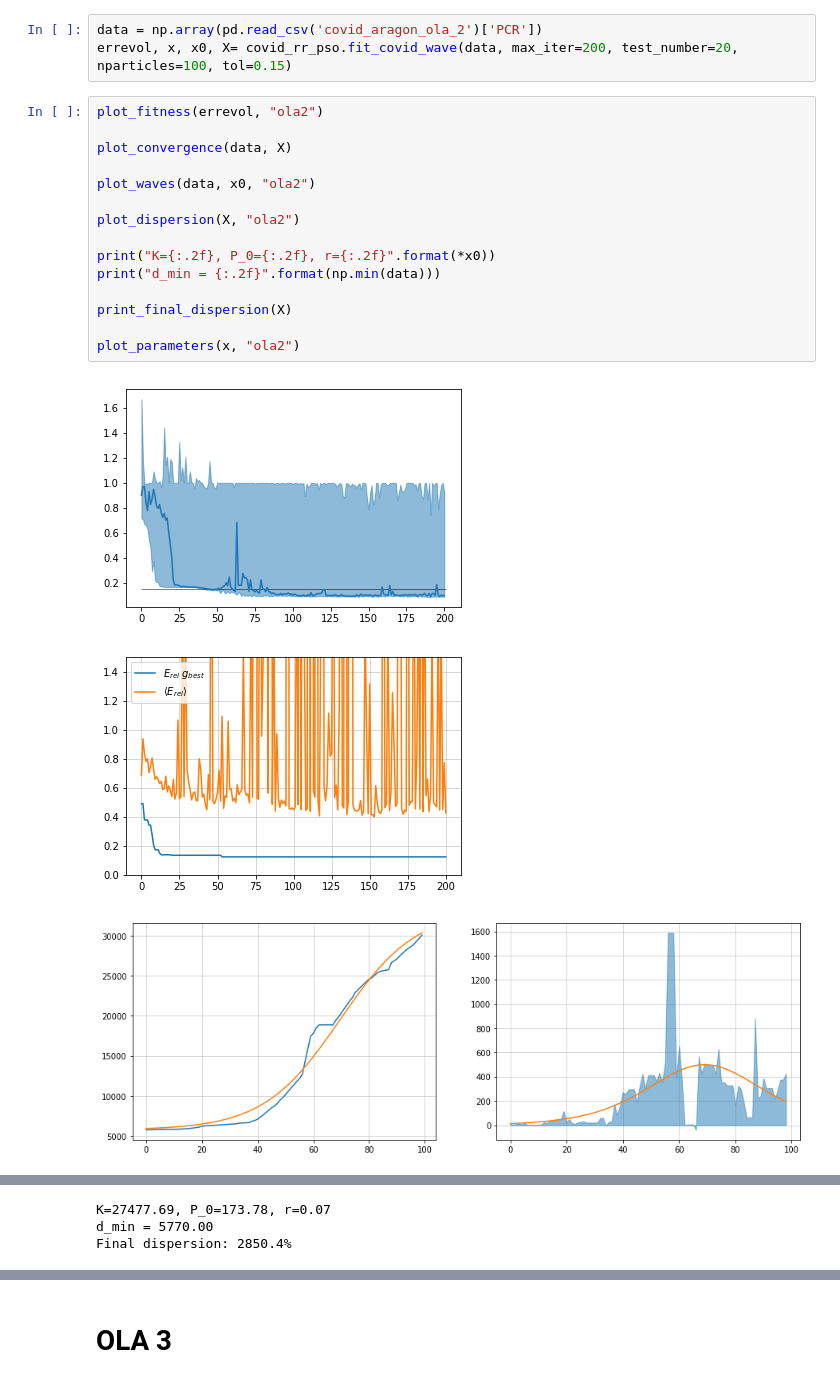
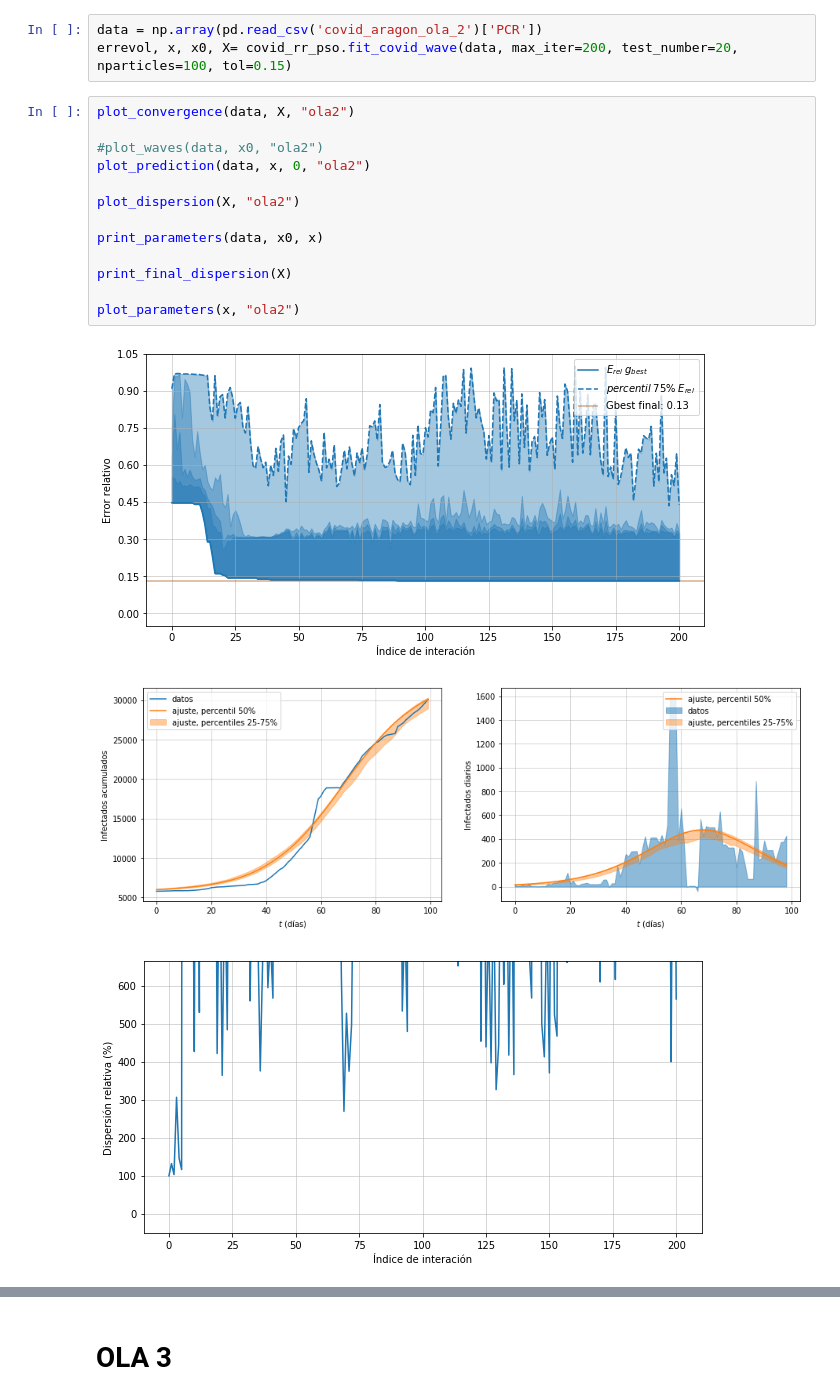
Before and after one commit to RubenIbarrondo/pso, a Jupyter notebook: Ajuste_covid.ipynb, the cells around one changed output, grey strips where cells are left out. Drawn from its saved outputs; the diff is of its cells as text.

```diff
--- a/Ajuste_covid.ipynb
+++ b/Ajuste_covid.ipynb
@@ -194,21 +240,19 @@ Final dispersion: 165.5%
 data = np.array(pd.read_csv('covid_aragon_ola_2')['PCR'])
 errevol, x, x0, X= covid_rr_pso.fit_covid_wave(data, max_iter=200, test_number=20, nparticles=100, tol=0.15)
 # %%
-plot_fitness(errevol, "ola2")
+plot_convergence(data, X, "ola2")
 
-plot_convergence(data, X)
-
-plot_waves(data, x0, "ola2")
+#plot_waves(data, x0, "ola2")
+plot_prediction(data, x, 0, "ola2")
 
 plot_dispersion(X, "ola2")
 
-print("K={:.2f}, P_0={:.2f}, r={:.2f}".format(*x0))
-print("d_min = {:.2f}".format(np.min(data)))
+print_parameters(data, x0, x)
 
 print_final_dispersion(X)
 
 plot_parameters(x, "ola2")
 # %% [output]
-[figure, old version]
+[figure, new version]
-[figure, old version]
+[figure, new version]
-[figure, old version]
+[figure, new version]
@@ -216,3 +263,0 @@ plot_parameters(x, "ola2")
-K=27477.69, P_0=173.78, r=0.07
-d_min = 5770.00
-Final dispersion: 2850.4%
```
Also changed, not shown: parts of 6 cells of this notebook, 1 other file.
